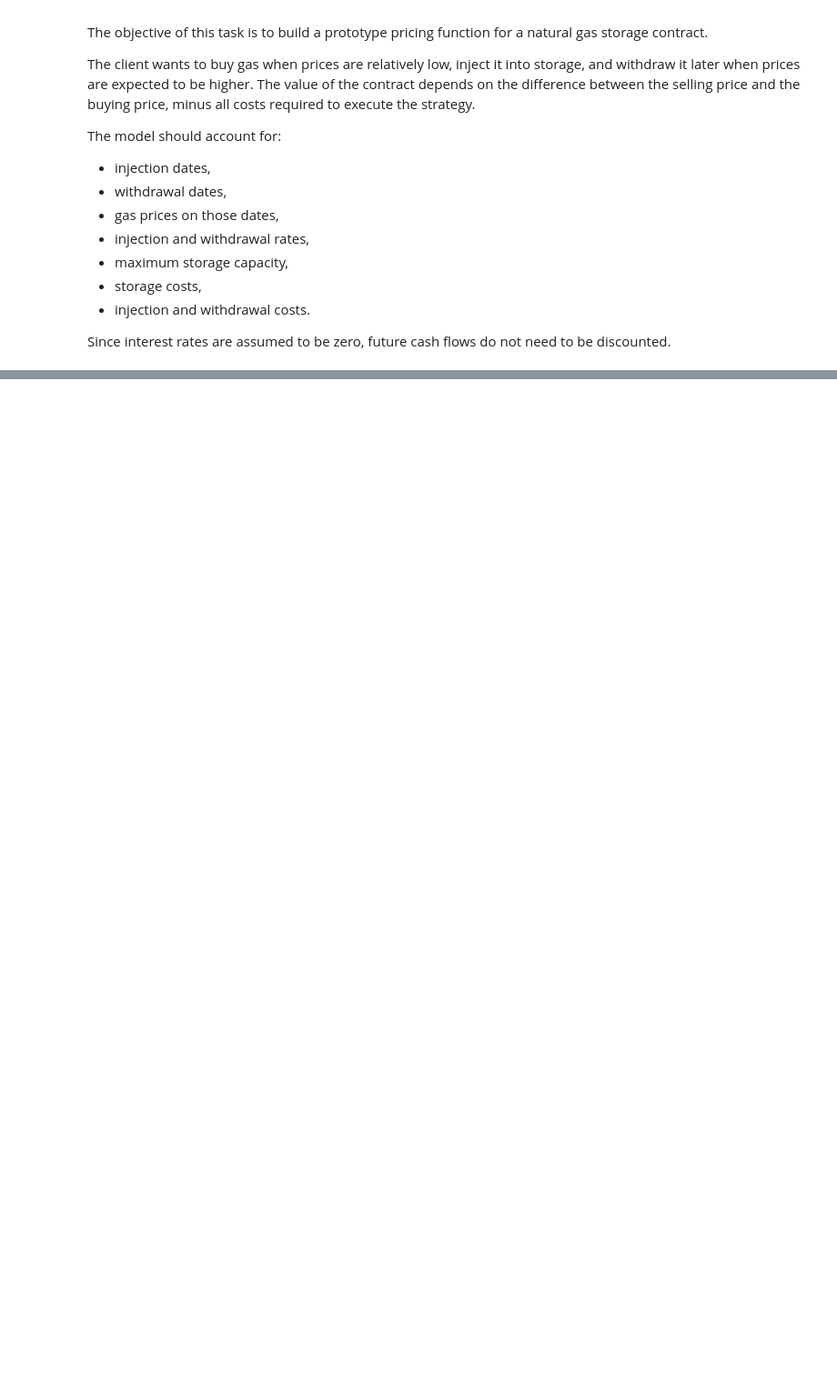
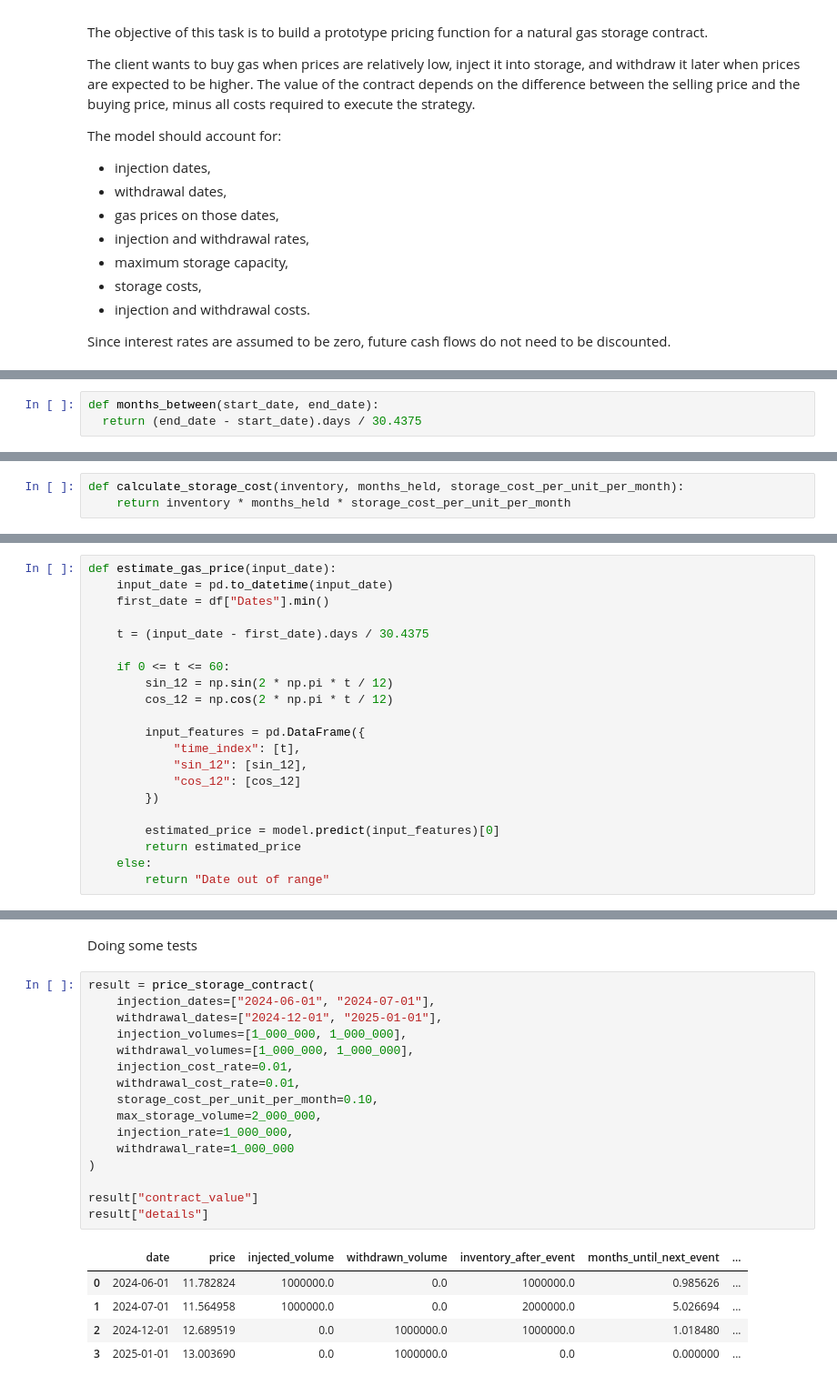
Before and after one commit to aniolarolas/quant-research-pricing-credit-risk, a Jupyter notebook: 02_storage_contract_pricing.ipynb, the cells around one changed output, grey strips where cells are left out. Shown at 91% size. Saved outputs shown, nothing was run; the diff lists cells and outputs as text; blank space fills up the shorter version.

Commit message:
task2 first version

```diff
--- a/02_storage_contract_pricing.ipynb
+++ b/02_storage_contract_pricing.ipynb
@@ -32,0 +133,3 @@ Since interest rates are assumed to be zero, future cash flows do not need to be
+# %%
+def months_between(start_date, end_date):
+  return (end_date - start_date).days / 30.4375
@@ -32,0 +150,3 @@ Since interest rates are assumed to be zero, future cash flows do not need to be
+# %%
+def calculate_storage_cost(inventory, months_held, storage_cost_per_unit_per_month):
+    return inventory * months_held * storage_cost_per_unit_per_month
@@ -32,0 +248,21 @@ Since interest rates are assumed to be zero, future cash flows do not need to be
+# %%
+def estimate_gas_price(input_date):
+    input_date = pd.to_datetime(input_date)
+    first_date = df["Dates"].min()
+
+    t = (input_date - first_date).days / 30.4375
+
+    if 0 <= t <= 60:
+        sin_12 = np.sin(2 * np.pi * t / 12)
+        cos_12 = np.cos(2 * np.pi * t / 12)
+
+        input_features = pd.DataFrame({
+            "time_index": [t],
+            "sin_12": [sin_12],
+            "cos_12": [cos_12]
+        })
+
+        estimated_price = model.predict(input_features)[0]
+        return estimated_price
+    else:
+        return "Date out of range"
@@ -32,0 +424,24 @@ Since interest rates are assumed to be zero, future cash flows do not need to be
+# %% [markdown]
+Doing some tests
+# %%
+result = price_storage_contract(
+    injection_dates=["2024-06-01", "2024-07-01"],
+    withdrawal_dates=["2024-12-01", "2025-01-01"],
+    injection_volumes=[1_000_000, 1_000_000],
+    withdrawal_volumes=[1_000_000, 1_000_000],
+    injection_cost_rate=0.01,
+    withdrawal_cost_rate=0.01,
+    storage_cost_per_unit_per_month=0.10,
+    max_storage_volume=2_000_000,
+    injection_rate=1_000_000,
+    withdrawal_rate=1_000_000
+)
+
+result["contract_value"]
+result["details"]
+# %% [output]
+|  | date | price | injected_volume | withdrawn_volume | inventory_after_event | months_until_next_event | ... |
+| 0 | 2024-06-01 | 11.782824 | 1000000.0 | 0.0 | 1000000.0 | 0.985626 | ... |
+| 1 | 2024-07-01 | 11.564958 | 1000000.0 | 0.0 | 2000000.0 | 5.026694 | ... |
+| 2 | 2024-12-01 | 12.689519 | 0.0 | 1000000.0 | 1000000.0 | 1.018480 | ... |
+| 3 | 2025-01-01 | 13.003690 | 0.0 | 1000000.0 | 0.0 | 0.000000 | ... |
```
Also changed, not shown: parts of 34 cells of this notebook.
